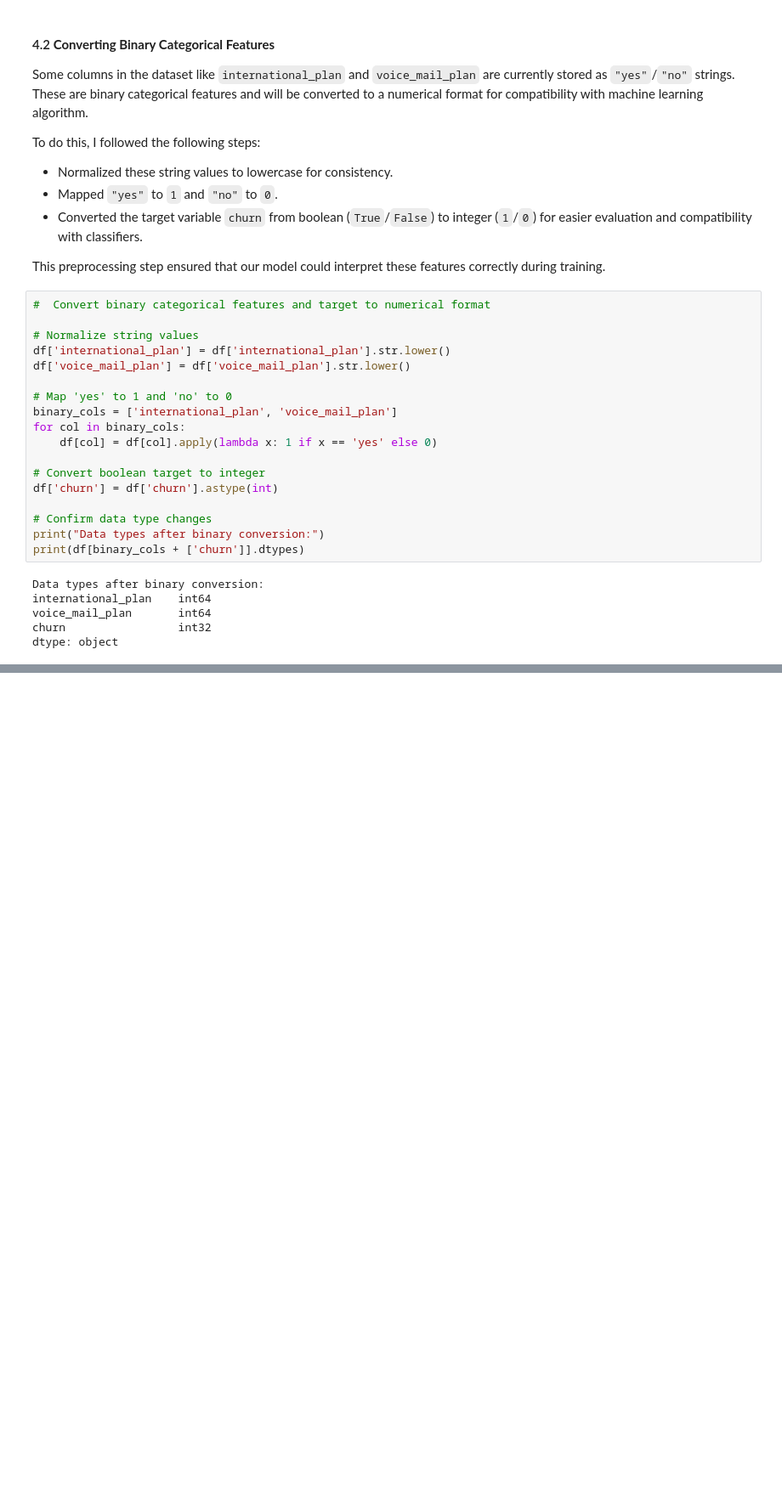
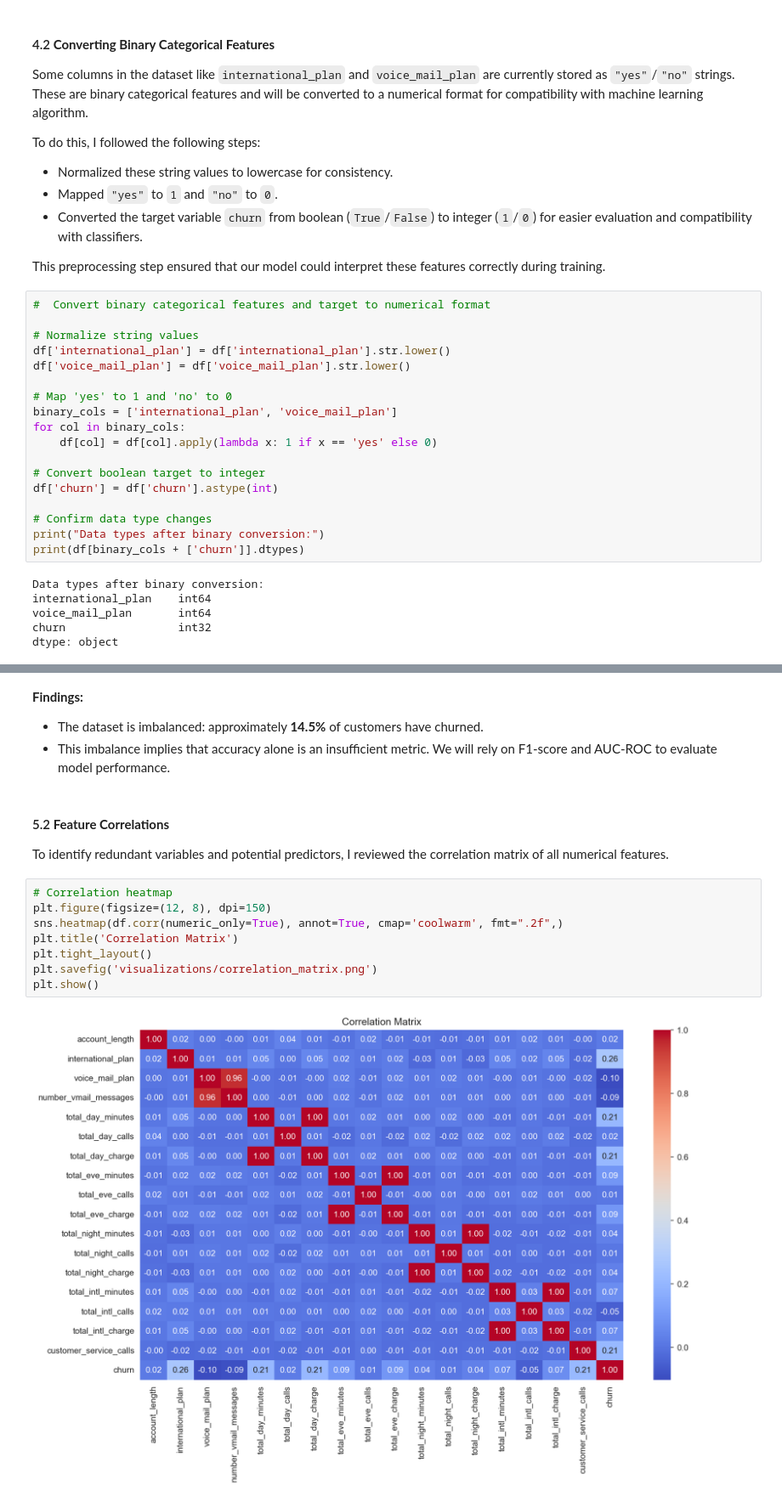
Before and after one commit to snyabut/SamwelOngechi_Churn-SyriaTel, a Jupyter notebook: Phase3_Project_final_Samwel_Ongechi.ipynb, the cells around one changed output, grey strips where cells are left out. Shown at 85% size. Saved outputs shown, nothing was run; the diff lists cells and outputs as text; blank space fills up the shorter version.

```diff
--- a/Phase3_Project_final_Samwel_Ongechi.ipynb
+++ b/Phase3_Project_final_Samwel_Ongechi.ipynb
@@ -234,0 +289,17 @@ dtype: object
+# %% [markdown]
+**Findings:**
+- The dataset is imbalanced: approximately **14.5%** of customers have churned.
+- This imbalance implies that accuracy alone is an insufficient metric. We will rely on F1-score and AUC-ROC to evaluate model performance.
+# %% [markdown]
+#### 5.2 **Feature Correlations**
+To identify redundant variables and potential predictors, I reviewed the correlation matrix of all numerical features.
+# %%
+# Correlation heatmap
+plt.figure(figsize=(12, 8), dpi=150)
+sns.heatmap(df.corr(numeric_only=True), annot=True, cmap='coolwarm', fmt=".2f",)
+plt.title('Correlation Matrix')
+plt.tight_layout()
+plt.savefig('visualizations/correlation_matrix.png')
+plt.show()
+# %% [output]
+[figure, added]
```
Also changed, not shown: parts of 15 cells of this notebook, 9 other files.
